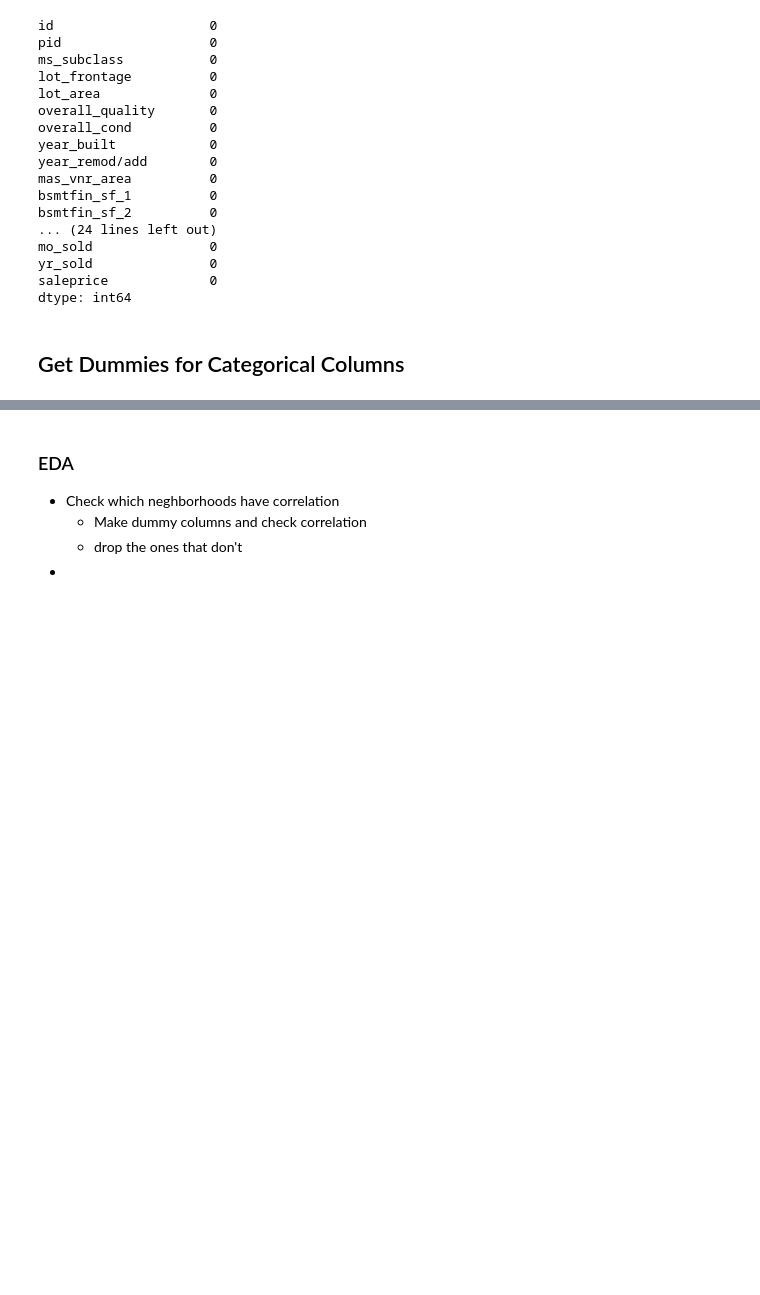
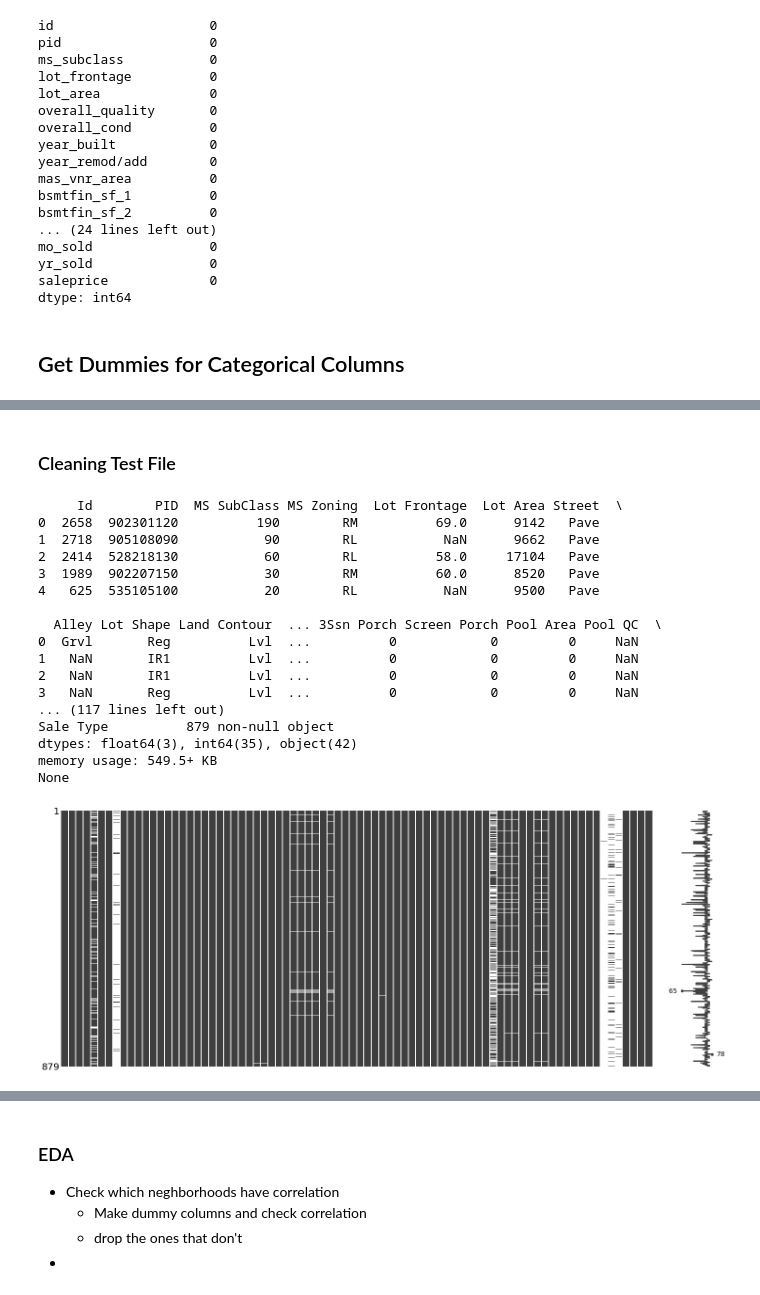
Before and after one commit to jamjahal/home_price_prediction, a Jupyter notebook: Code/01_EDA_and_Cleaning.ipynb, the cells around one changed output, grey strips where cells are left out. Drawn from its saved outputs; the diff is of its cells as text; code cells hidden in the pictures; blank space fills up the shorter version.

```diff
--- a/Code/01_EDA_and_Cleaning.ipynb
+++ b/Code/01_EDA_and_Cleaning.ipynb
@@ -221,0 +369,24 @@ ValueError: Image size of 369180x3240 pixels is too large. It must be less than
+# %% [markdown]
+### Cleaning Test File
+# %%
+test=pd.read_csv('../datasets/test.csv')
+check_data(test)
+# %% [output]
+     Id        PID  MS SubClass MS Zoning  Lot Frontage  Lot Area Street  \
+0  2658  902301120          190        RM          69.0      9142   Pave
+1  2718  905108090           90        RL           NaN      9662   Pave
+2  2414  528218130           60        RL          58.0     17104   Pave
+3  1989  902207150           30        RM          60.0      8520   Pave
+4   625  535105100           20        RL           NaN      9500   Pave
+
+  Alley Lot Shape Land Contour  ... 3Ssn Porch Screen Porch Pool Area Pool QC  \
+0  Grvl       Reg          Lvl  ...          0            0         0     NaN
+1   NaN       IR1          Lvl  ...          0            0         0     NaN
+2   NaN       IR1          Lvl  ...          0            0         0     NaN
+3   NaN       Reg          Lvl  ...          0            0         0     NaN
+... (117 lines left out)
+Sale Type          879 non-null object
+dtypes: float64(3), int64(35), object(42)
+memory usage: 549.5+ KB
+None
+[figure, added]
```
Also changed, not shown: parts of 55 cells of this notebook, 3 other files.
